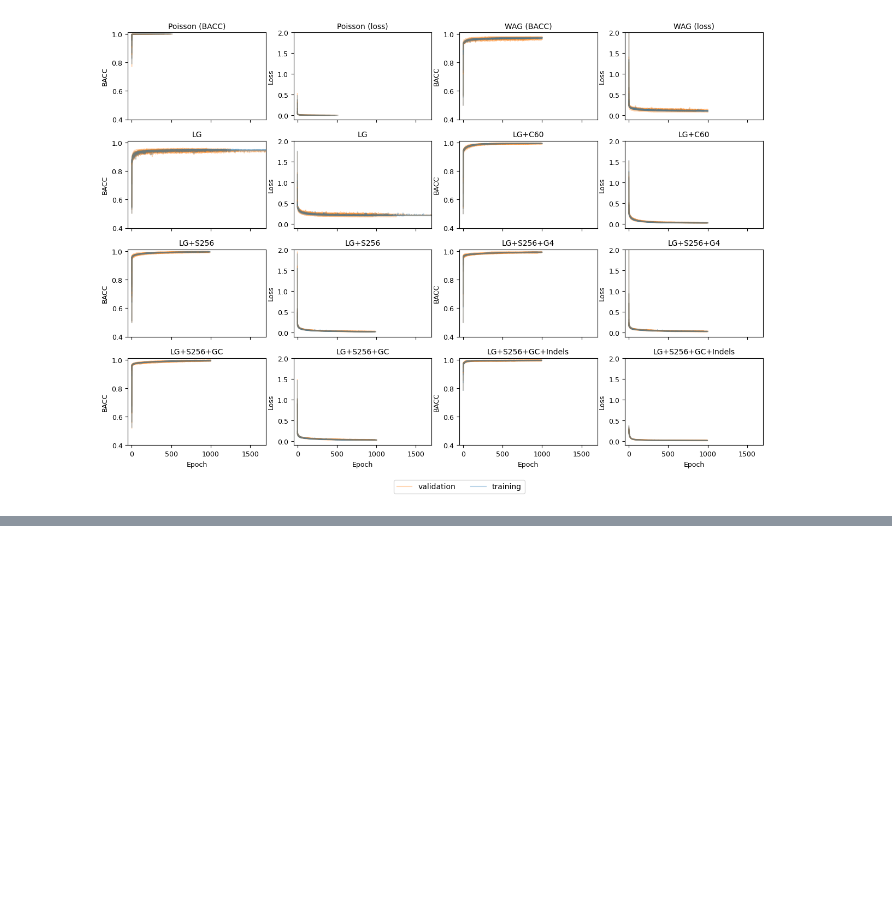
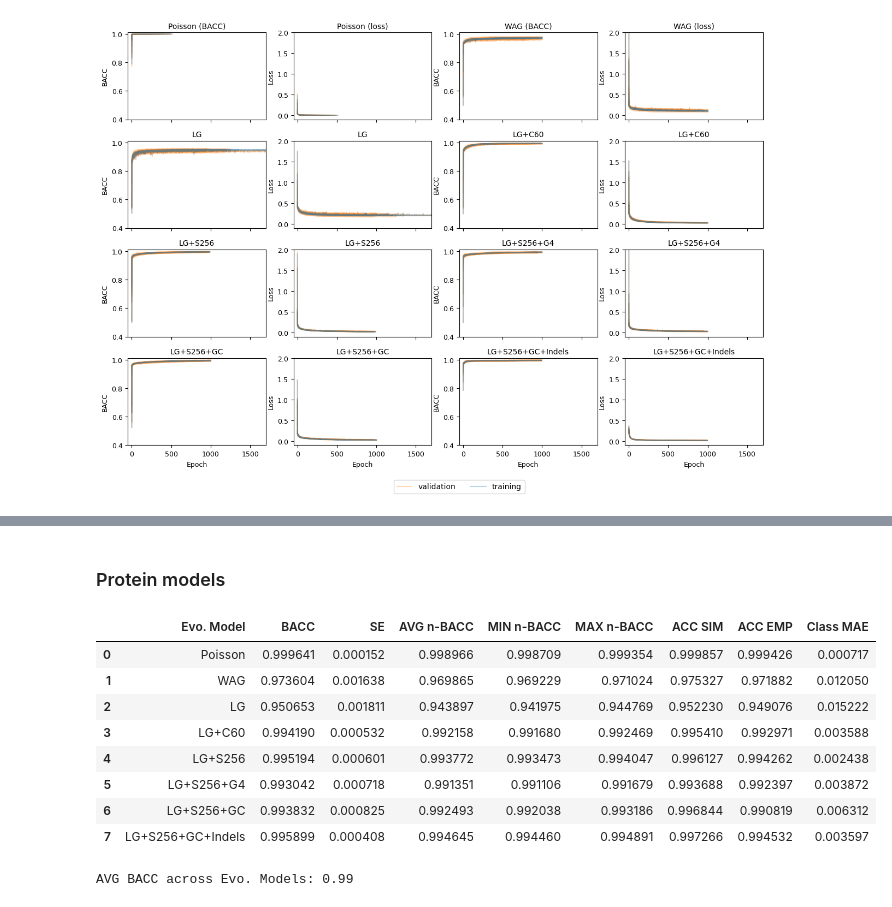
Before and after one commit to JohannaTrost/seqsharp, a Jupyter notebook: seqsharp/compare_models.ipynb, the cells around one changed output, grey strips where cells are left out. Saved outputs shown, nothing was run; the diff lists cells and outputs as text; code cells hidden in the pictures; blank space fills up the shorter version.

Commit message:
Jupyter notebook generating tables and figures to evaluate and compare pre-trained seq#-models (tables and figures are in supplementary material of the paper)

```diff
--- a/seqsharp/compare_models.ipynb
+++ b/seqsharp/compare_models.ipynb
@@ -143,0 +239,19 @@ for mol_type in mol_types:
+# %% [markdown]
+### Protein models
+# %%
+display(pd.DataFrame(tables['protein']))
+
+avg_all_baccs = np.mean(np.mean(np.asarray(list(models_baccs['protein'].values())),
+                                    axis=1)).round(2)
+print(f'\nAVG BACC across Evo. Models: {avg_all_baccs}')
+# %% [output]
+|  | Evo. Model | BACC | SE | AVG n-BACC | MIN n-BACC | MAX n-BACC | ACC SIM | ACC EMP | Class MAE |
+| 0 | Poisson | 0.999641 | 0.000152 | 0.998966 | 0.998709 | 0.999354 | 0.999857 | 0.999426 | 0.000717 |
+| 1 | WAG | 0.973604 | 0.001638 | 0.969865 | 0.969229 | 0.971024 | 0.975327 | 0.971882 | 0.012050 |
+| 2 | LG | 0.950653 | 0.001811 | 0.943897 | 0.941975 | 0.944769 | 0.952230 | 0.949076 | 0.015222 |
+| 3 | LG+C60 | 0.994190 | 0.000532 | 0.992158 | 0.991680 | 0.992469 | 0.995410 | 0.992971 | 0.003588 |
+| 4 | LG+S256 | 0.995194 | 0.000601 | 0.993772 | 0.993473 | 0.994047 | 0.996127 | 0.994262 | 0.002438 |
+| 5 | LG+S256+G4 | 0.993042 | 0.000718 | 0.991351 | 0.991106 | 0.991679 | 0.993688 | 0.992397 | 0.003872 |
+| 6 | LG+S256+GC | 0.993832 | 0.000825 | 0.992493 | 0.992038 | 0.993186 | 0.996844 | 0.990819 | 0.006312 |
+| 7 | LG+S256+GC+Indels | 0.995899 | 0.000408 | 0.994645 | 0.994460 | 0.994891 | 0.997266 | 0.994532 | 0.003597 |
+AVG BACC across Evo. Models: 0.99
```
Also changed, not shown: parts of 10 cells of this notebook.
